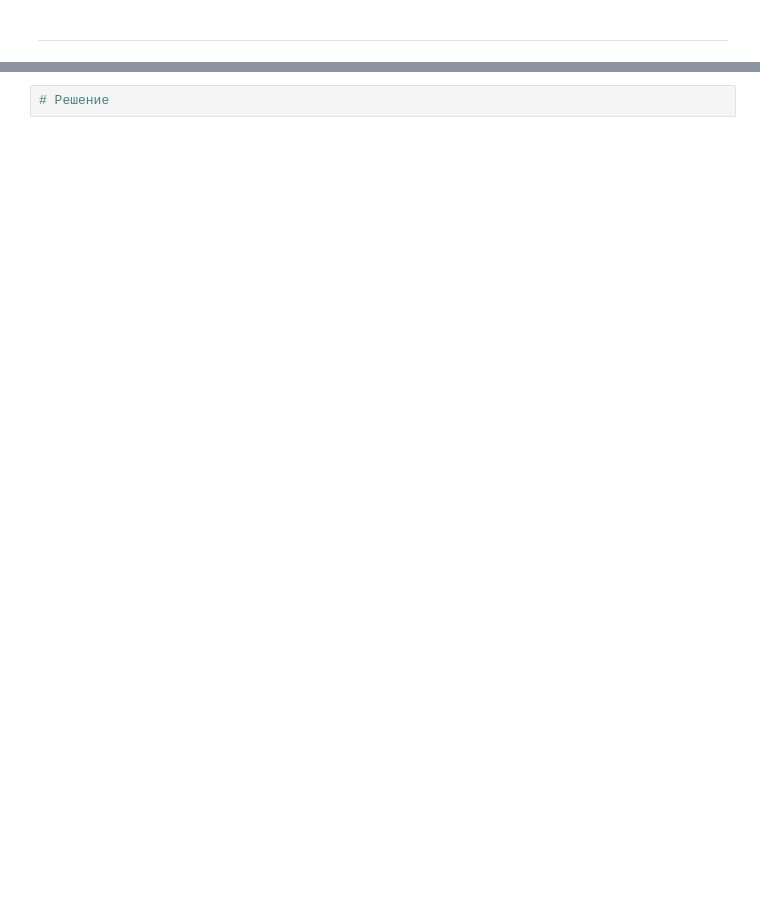
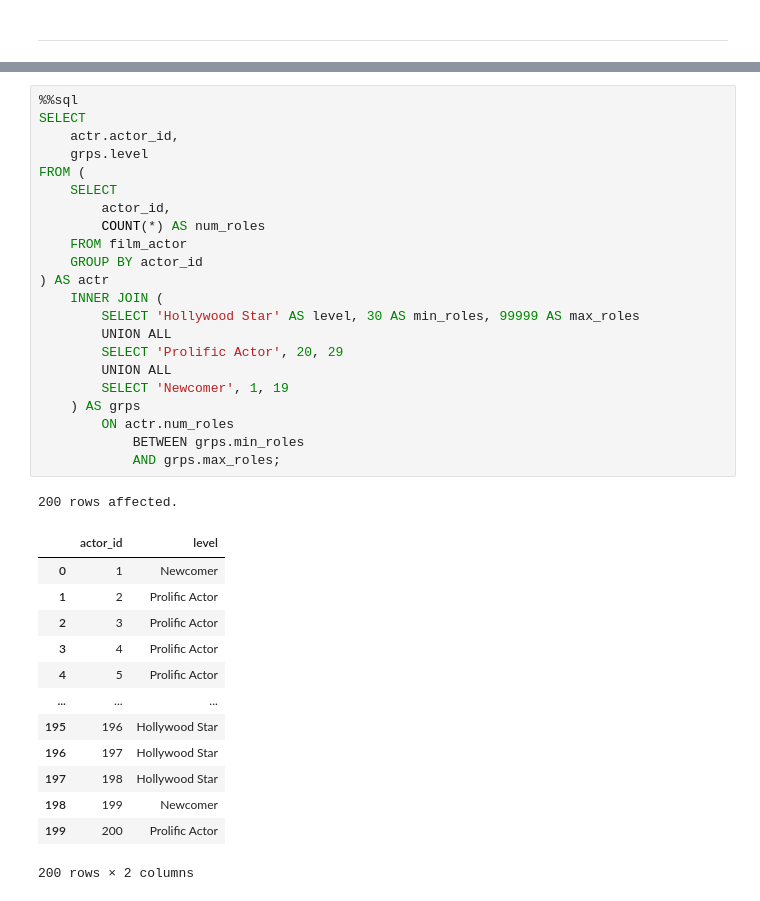
Before and after one commit to magus1968/learning-sql, a Jupyter notebook: docs/chapters/ch09.ipynb, the cells around one changed output, grey strips where cells are left out. Drawn from its saved outputs; the diff is of its cells as text; blank space fills up the shorter version.

````diff
--- a/docs/chapters/ch09.ipynb
+++ b/docs/chapters/ch09.ipynb
@@ -1751,4 +1812,39 @@ SELECT 'Newcomer' level, 1 min_roles, 19 max_roles
 ```
 Подзапрос к таблице **film_actor** должен подсчитывать количество строк для каждого актера с использованием `group by actor_id` и результат подсчета должен сравниваться со столбцами **min_roles**/**max_roles**, чтобы определить, какой уровень мастерства имеет каждый актер.
 # %%
-# Решение
+%%sql
+SELECT
+    actr.actor_id,
+    grps.level
+FROM (
+    SELECT
+        actor_id,
+        COUNT(*) AS num_roles
+    FROM film_actor
+    GROUP BY actor_id
+) AS actr
+    INNER JOIN (
+        SELECT 'Hollywood Star' AS level, 30 AS min_roles, 99999 AS max_roles
+        UNION ALL
+        SELECT 'Prolific Actor', 20, 29
+        UNION ALL
+        SELECT 'Newcomer', 1, 19
+    ) AS grps
+        ON actr.num_roles
+            BETWEEN grps.min_roles
+            AND grps.max_roles;
+# %% [output]
+200 rows affected.
+|  | actor_id | level |
+| 0 | 1 | Newcomer |
+| 1 | 2 | Prolific Actor |
+| 2 | 3 | Prolific Actor |
+| 3 | 4 | Prolific Actor |
+| 4 | 5 | Prolific Actor |
+| ... | ... | ... |
+| 195 | 196 | Hollywood Star |
+| 196 | 197 | Hollywood Star |
+| 197 | 198 | Hollywood Star |
+| 198 | 199 | Newcomer |
+| 199 | 200 | Prolific Actor |
+200 rows × 2 columns
````
Also changed, not shown: parts of 15 cells of this notebook.
